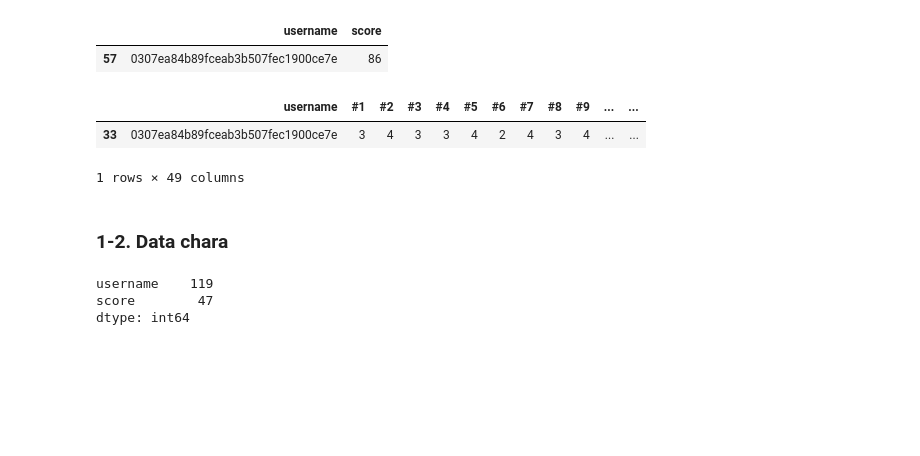
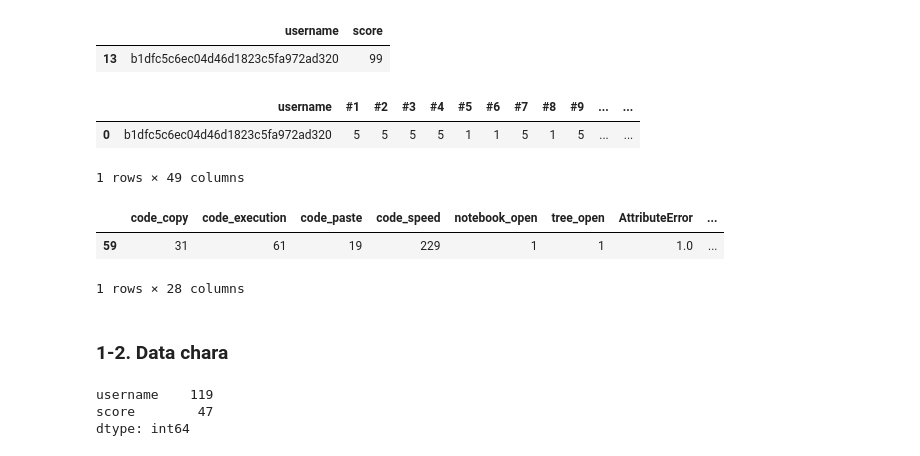
Before and after one commit to advapplab/LBLS160, a Jupyter notebook: merged and SVM test.ipynb, the cells around one changed output. Drawn from its saved outputs; the diff is of its cells as text; code cells hidden in the pictures; blank space fills up the shorter version.

```diff
--- a/merged and SVM test.ipynb
+++ b/merged and SVM test.ipynb
@@ -16,3 +21,3 @@ sill_pd = pd.read_csv('output/sill.csv')
 # %%
-uid = '0307ea84b89fceab3b507fec1900ce7e'
+uid = 'b1dfc5c6ec04d46d1823c5fa972ad320'
 # %%
@@ -22,16 +39,22 @@ br_pd[br_pd['username']=='0307ea84b89fceab3b507fec1900ce7e'].shape
 # %%
-score_pd[score_pd['username']=='0307ea84b89fceab3b507fec1900ce7e']
+score_pd[score_pd['username']==uid]
 # %% [output]
 |  | username | score |
-| 57 | 0307ea84b89fceab3b507fec1900ce7e | 86 |
+| 13 | b1dfc5c6ec04d46d1823c5fa972ad320 | 99 |
-# %%
-sill_pd[sill_pd['username']=='0307ea84b89fceab3b507fec1900ce7e']
-# %% [output]
-|  | username | #1 | #2 | #3 | #4 | #5 | #6 | #7 | #8 | #9 | ... | ... |
-| 33 | 0307ea84b89fceab3b507fec1900ce7e | 3 | 4 | 3 | 3 | 4 | 2 | 4 | 3 | 4 | ... | ... |
-1 rows × 49 columns
-# %% [markdown]
-### 1-2. Data chara
+# %%
+sill_pd[sill_pd['username']==uid]
+# %% [output]
+|  | username | #1 | #2 | #3 | #4 | #5 | #6 | #7 | #8 | #9 | ... | ... |
+| 0 | b1dfc5c6ec04d46d1823c5fa972ad320 | 5 | 5 | 5 | 5 | 1 | 1 | 5 | 1 | 5 | ... | ... |
+1 rows × 49 columns
+# %%
+viscode_pd[viscode_pd['username']==uid]
+# %% [output]
+|  | code_copy | code_execution | code_paste | code_speed | notebook_open | tree_open | AttributeError | ... |
+| 59 | 31 | 61 | 19 | 229 | 1 | 1 | 1.0 | ... |
+1 rows × 28 columns
+# %% [markdown]
+### 1-2. Data chara
 # %%
 score_pd.nunique()
 # %% [output]
```
Also changed, not shown: parts of 61 cells of this notebook, 11 other files.
